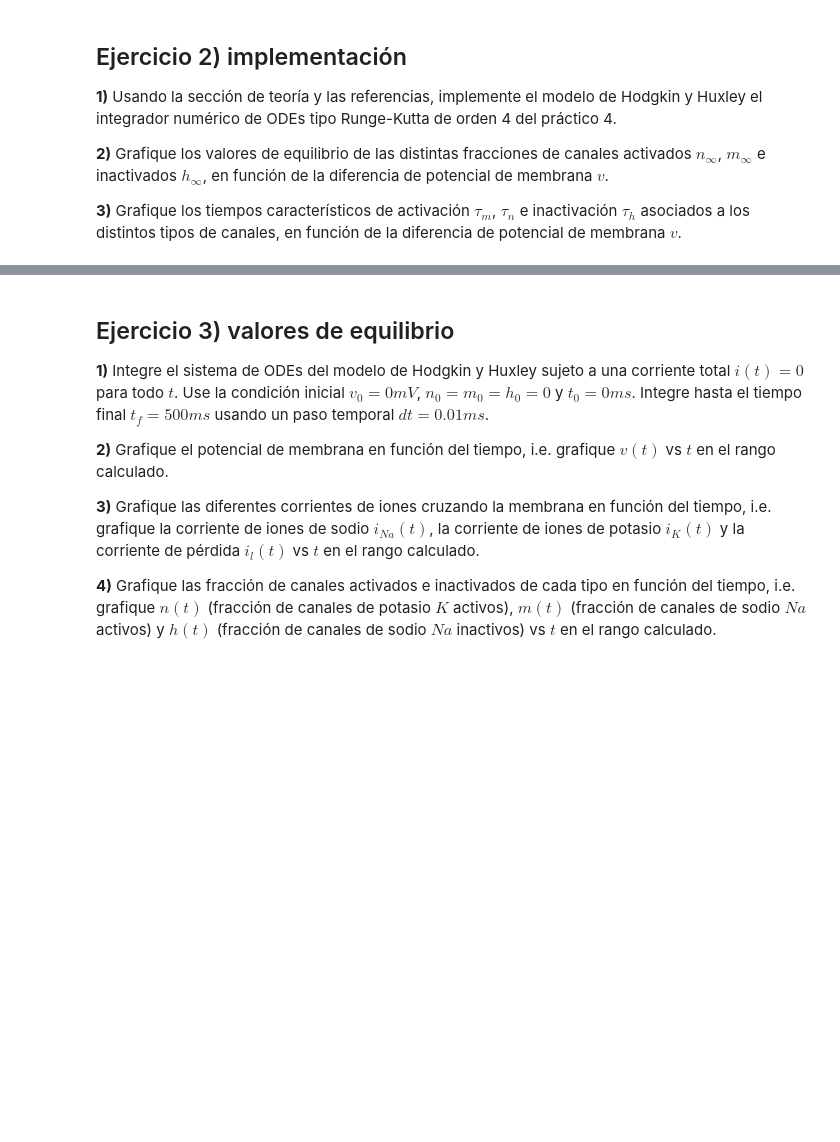
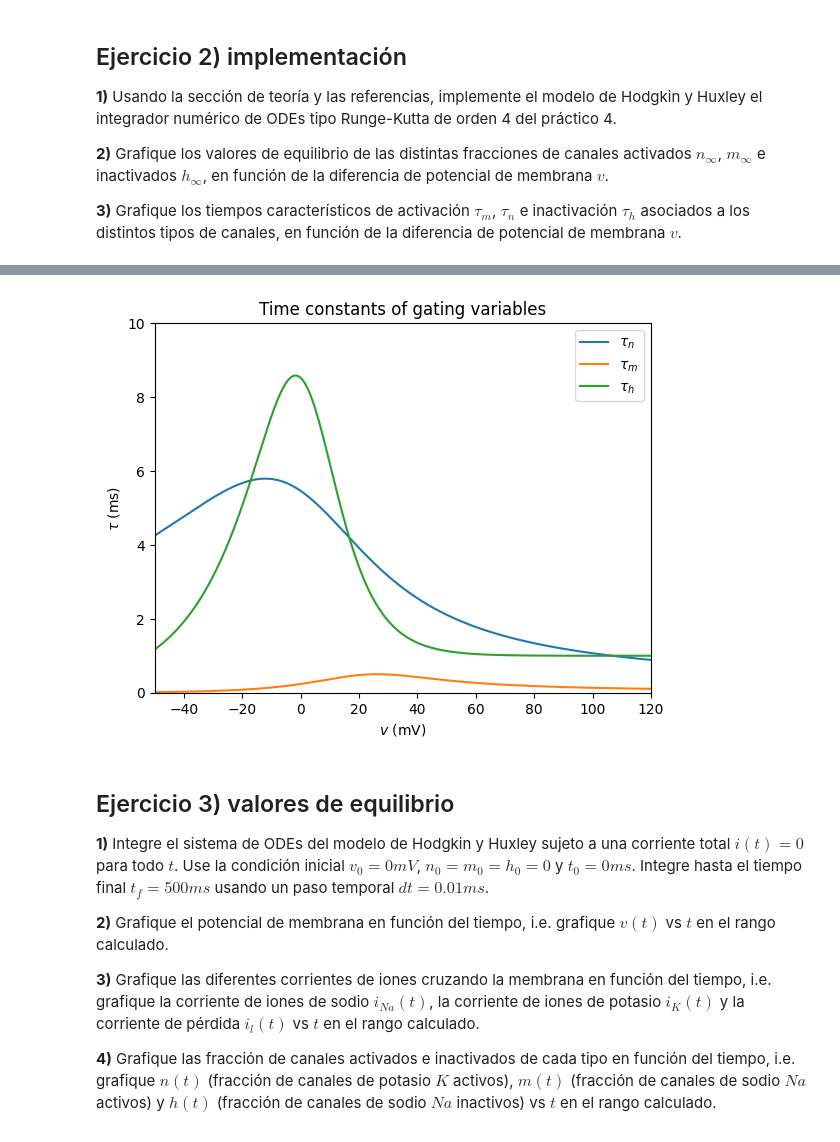
Before and after one commit to kevmansilla/redes-neuronales-trabajos, a Jupyter notebook: redes-neuronales-2024-guia-8.ipynb, the cells around one changed output, grey strips where cells are left out. Cells and saved outputs as stored; diff of their text form; code cells hidden in the pictures; blank space fills up the shorter version.

```diff
--- a/redes-neuronales-2024-guia-8.ipynb
+++ b/redes-neuronales-2024-guia-8.ipynb
@@ -301,3 +429,19 @@ Aclaración, los valores de los potenciales de Nernst se toman en referencia al
+# %%
+# 2.3)
+# graficar los tiempos caracteristicos de las variables de activacion
+plt.xlabel('$v$ (mV)')
+plt.ylabel('$\\tau$ (ms)')
+plt.xlim(-50, 120)
+plt.ylim(0, 10)
+v = np.linspace(-50, 120, 1000)
+plt.plot(v, tau_n(v), label='$\\tau_n$')
+plt.plot(v, tau_m(v), label='$\\tau_m$')
+plt.plot(v, tau_h(v), label='$\\tau_h$')
+plt.title('Time constants of gating variables')
+plt.legend()
+plt.show()
+# %% [output]
+[figure, added]
 # %% [markdown]
 ## Ejercicio 3) valores de equilibrio
 
```
Also changed, not shown: parts of 4 cells of this notebook.
